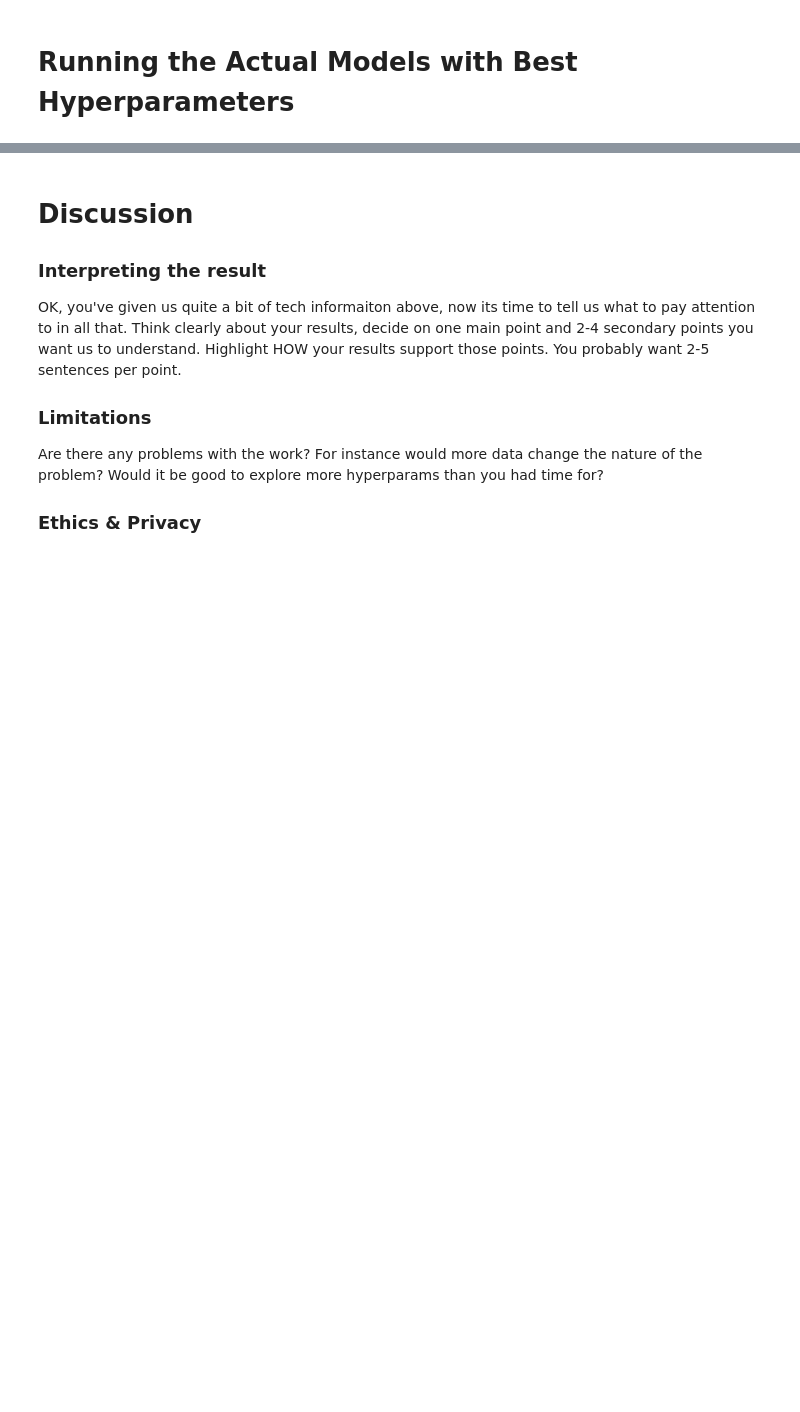
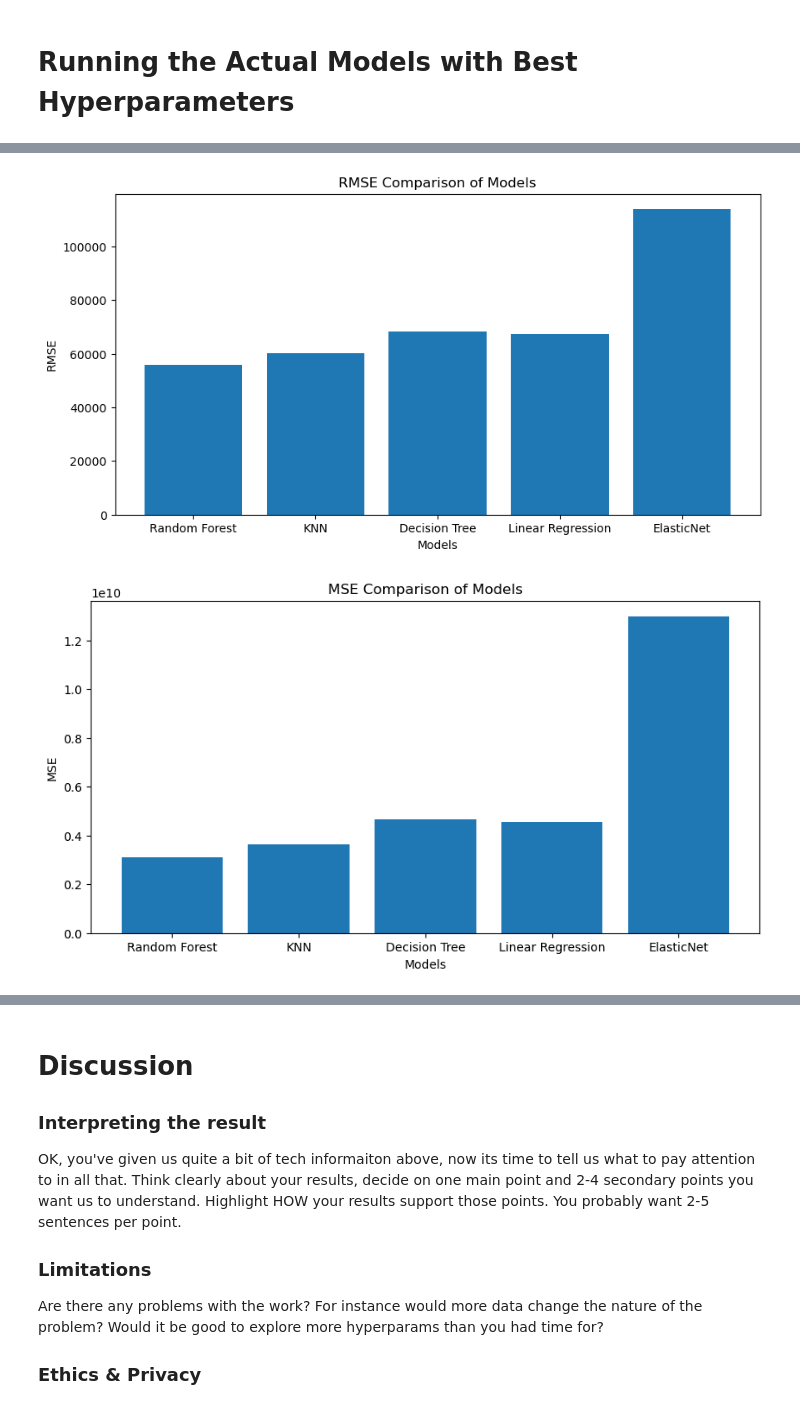
Before and after one commit to llennemann/COGS-118A-ML-Project, a Jupyter notebook: FinalProject_Group017-SP23.ipynb, the cells around one changed output, grey strips where cells are left out. Cells and saved outputs as stored; diff of their text form; code cells hidden in the pictures; blank space fills up the shorter version.

Commit message:
Some visualizations added

```diff
--- a/FinalProject_Group017-SP23.ipynb
+++ b/FinalProject_Group017-SP23.ipynb
@@ -392,5 +404,8 @@ df = pd.DataFrame(cvresults['params'])
 randomForest = RandomForestRegressor(n_estimators=500, max_depth=40, max_features=None)
 randomForest.fit(X_train, y_train)
 y_predRF = randomForest.predict(X_test)
+mse[0] = mean_squared_error(y_test,y_predRF)
+r2[0] = r2_score(y_test,y_predRF)
+rmse[0] = np.sqrt(mean_squared_error(y_test, y_predRF))
 print_metrics(y_test, y_predRF)
 # %% [output]
@@ -399,5 +414,8 @@ print_metrics(y_test, y_predRF)
 knn = KNeighborsRegressor(leaf_size=1, n_neighbors=11)
 knn.fit(X_train, y_train)
 y_predKnn = knn.predict(X_test)
+mse[1] = mean_squared_error(y_test,y_predKnn)
+r2[1] = r2_score(y_test,y_predKnn)
+rmse[1] = np.sqrt(mean_squared_error(y_test, y_predKnn))
 print_metrics(y_test, y_predKnn)
 # %% [output]
@@ -406,5 +424,8 @@ print_metrics(y_test, y_predKnn)
 decisionTree = DecisionTreeRegressor(max_depth=100, max_features=None, min_samples_split=50)
 decisionTree.fit(X_train, y_train)
 y_predDt = decisionTree.predict(X_test)
+mse[2] = mean_squared_error(y_test,y_predDt)
+r2[2] = r2_score(y_test,y_predDt)
+rmse[2] = np.sqrt(mean_squared_error(y_test, y_predDt))
 print_metrics(y_test, y_predDt)
 # %% [output]
@@ -412,3 +432,0 @@ print_metrics(y_test, y_predDt)
-# %%
-# prints metrics r2, residual mean squared error, and mean squared error
-r2, rmse, mse =
@@ -416,0 +441,28 @@ SyntaxError: invalid syntax (119931455.py, line 2)
+# %%
+# prints metrics r2, residual mean squared error, and mean squared error
+#r2, rmse, mse =
+
+models = ['Random Forest', 'KNN', 'Decision Tree', 'Linear Regression', 'ElasticNet']
+
+plt.rcParams['figure.figsize'] = (10, 5)
+
+plt.bar(models, rmse)
+plt.xlabel('Models')
+plt.ylabel('RMSE')
+plt.title('RMSE Comparison of Models')
+plt.show()
+
+plt.bar(models, mse)
+plt.xlabel('Models')
+plt.ylabel('MSE')
+plt.title('MSE Comparison of Models')
+plt.show()
+
+plt.bar(models, r2)
+plt.xlabel('Models')
+plt.ylabel('R2 Score')
+plt.title('R2 Score Comparison of Models')
+plt.show()
+# %% [output]
+[figure, added]
+[figure, added]
```
Also changed, not shown: parts of 16 cells of this notebook.
